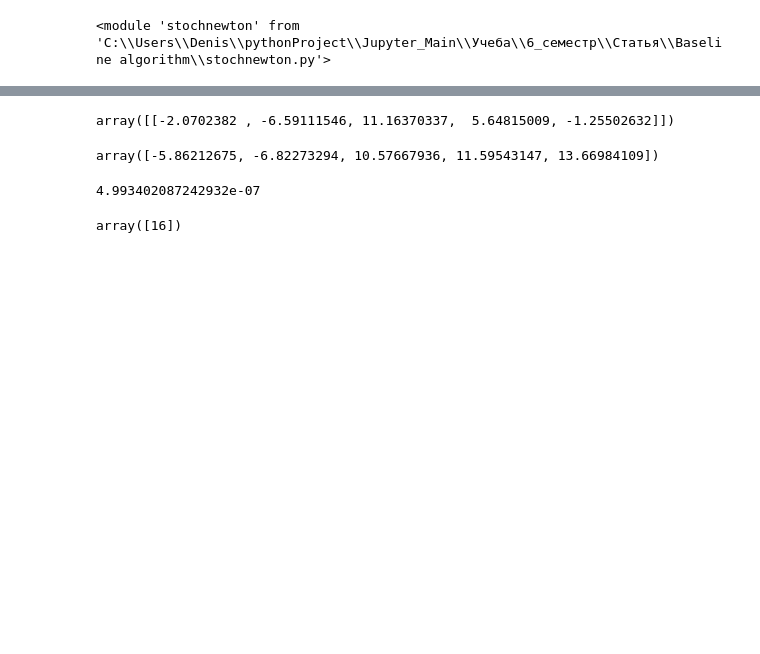
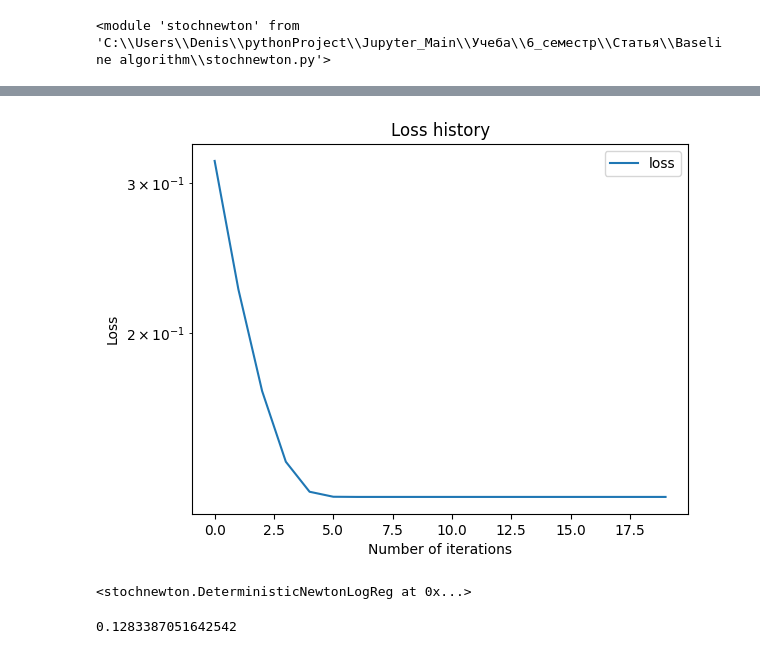
Before and after one commit to intsystems/2023-Project-136, a Jupyter notebook: code/Basic experiment/Basic experiment.ipynb, the cells around one changed output, grey strips where cells are left out. Cells and saved outputs as stored; diff of their text form; code cells hidden in the pictures; blank space fills up the shorter version.

```diff
--- a/code/Basic experiment/Basic experiment.ipynb
+++ b/code/Basic experiment/Basic experiment.ipynb
@@ -34,0 +43,3 @@ opt.calculate_loss()
+# %%
+A, b = load_breast_cancer(return_X_y=True)
+b = b * 2 - 1
@@ -35,8 +54,10 @@ opt.calculate_loss()
+# %%
+opt = stochnewton.DeterministicNewtonLogReg(A, b, l2=0.01)
+opt.run(n_iterations=20)
+# %% [output]
+[figure, added]
+<stochnewton.DeterministicNewtonLogReg at 0x...>
 # %%
-opt.opt_x
+opt.calculate_loss()
 # %% [output]
-array([[-2.0702382 , -6.59111546, 11.16370337,  5.64815009, -1.25502632]])
+0.1283387051642542
-# %%
-opt.x
-# %% [output]
-array([-5.86212675, -6.82273294, 10.57667936, 11.59543147, 13.66984109])
@@ -45,8 +63,0 @@ skmodel = LogisticRegression(C=np.inf, solver='newton-cg').fit(A, b)
-# %%
-log_loss(b, skmodel.predict_proba(A))
-# %% [output]
-4.993402087242932e-07
-# %%
-skmodel.n_iter_
-# %% [output]
-array([16])
```
Also changed, not shown: parts of 21 cells of this notebook, 1 other file.
